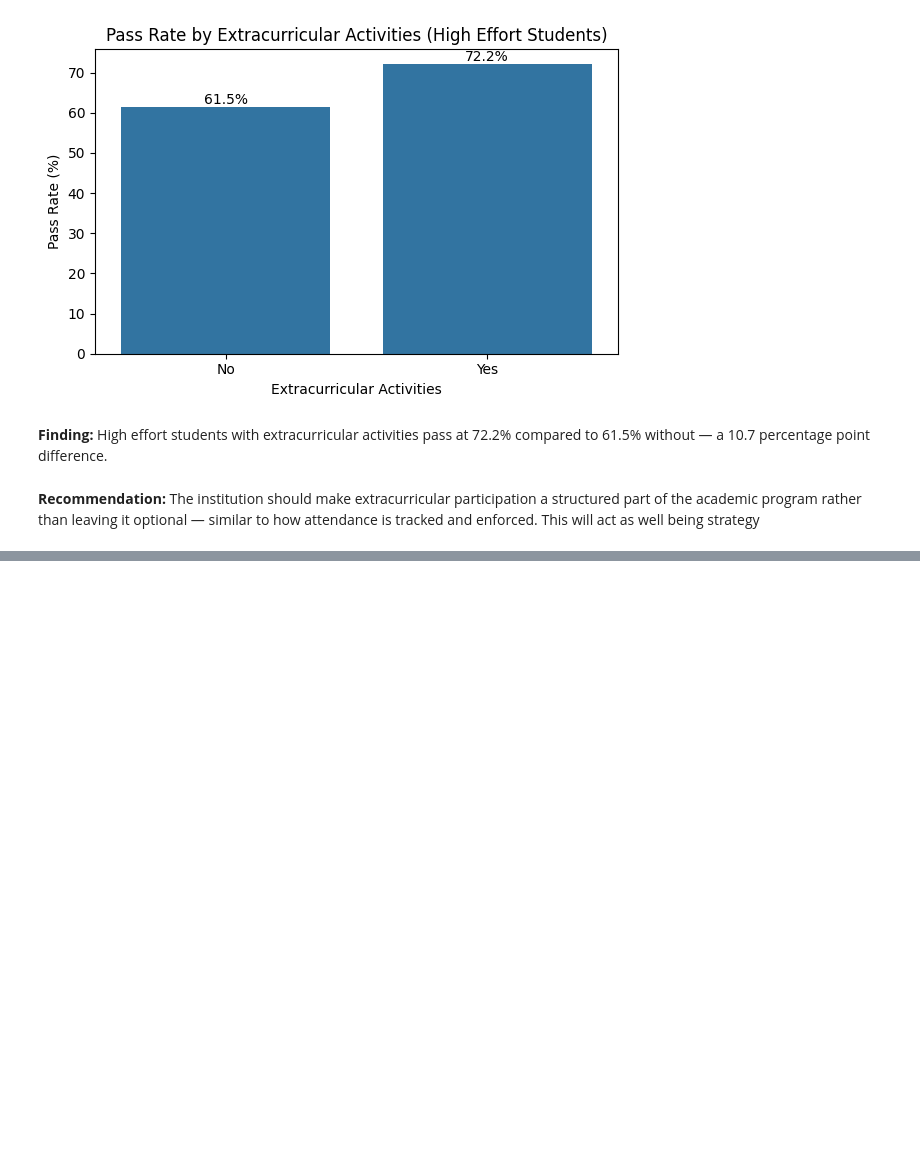
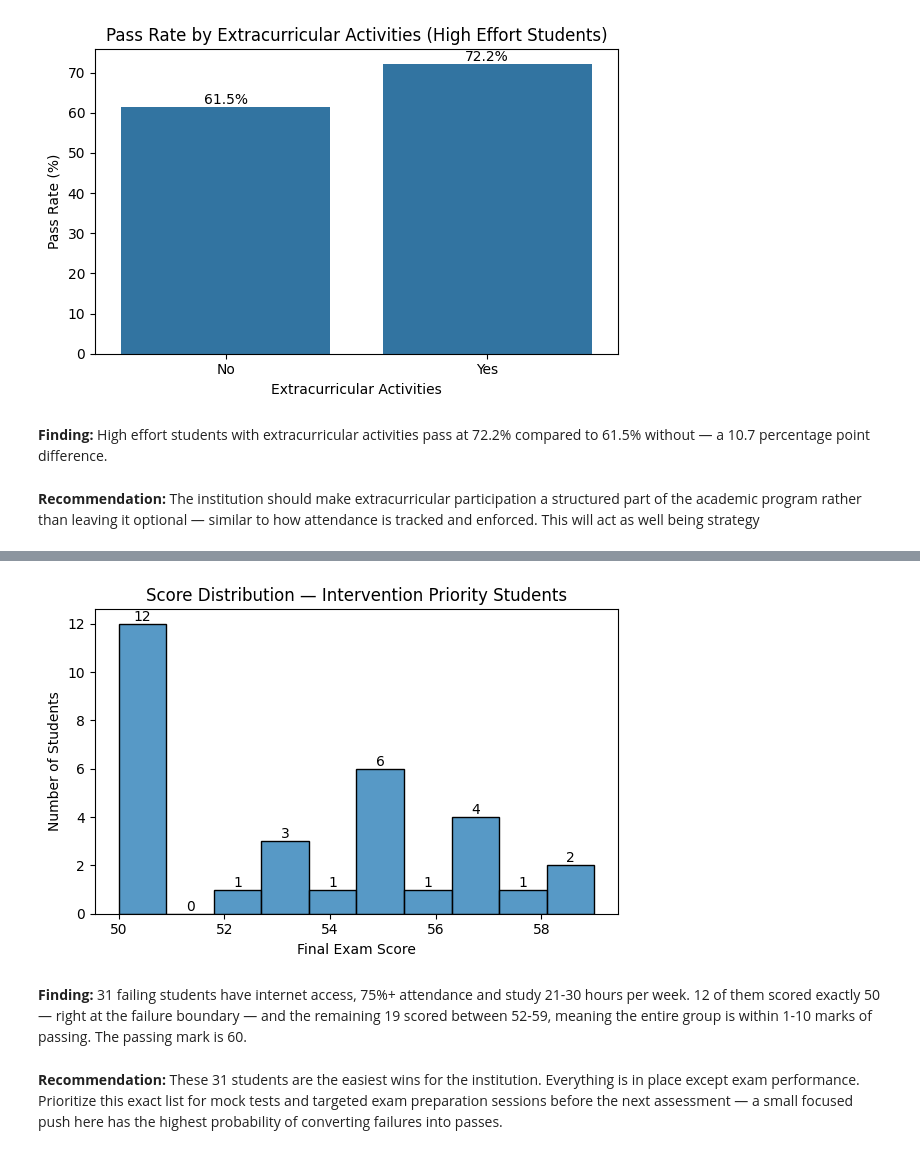
Before and after one commit to Heramb01/SC_CapstoneProject, a Jupyter notebook: Room_4_Student_Performance (1).ipynb, the cells around one changed output, grey strips where cells are left out. Saved outputs shown, nothing was run; the diff lists cells and outputs as text; code cells hidden in the pictures; blank space fills up the shorter version.

Commit message:
Added Query 4 - Intervention Priority List for At-Risk Students

```diff
--- a/Room_4_Student_Performance (1).ipynb
+++ b/Room_4_Student_Performance (1).ipynb
@@ -1283,0 +1287,20 @@ High effort students with extracurricular activities pass at 72.2% compared to 6
+# %%
+priority_students = """
+SELECT
+    Student_ID,
+    Study_Hours_per_Week,
+    Attendance_Rate,
+    Final_Exam_Score,
+    Internet_Access_at_Home,
+    Parental_Education_Level
+FROM students
+WHERE Pass_Fail = 'Fail'
+AND Study_Hours_per_Week BETWEEN 21 AND 30
+AND Attendance_Rate > 75
+AND Internet_Access_at_Home = 'Yes'
+ORDER BY Final_Exam_Score DESC
+"""
+
+result_ps = pd.read_sql_query(priority_students, conn)
+print(f"Total Intervention Priority Students: {len(result_ps)}")
+result_ps
@@ -1283,0 +1326,24 @@ High effort students with extracurricular activities pass at 72.2% compared to 6
+# %%
+plt.figure(figsize=(6, 4))
+ax = sns.histplot(data=result_ps, x='Final_Exam_Score', bins=10)
+plt.title('Score Distribution — Intervention Priority Students')
+plt.xlabel('Final Exam Score')
+plt.ylabel('Number of Students')
+for container in ax.containers:
+    ax.bar_label(container)
+plt.tight_layout()
+plt.show()
+# %% [output]
+[figure, added]
+# %% [markdown]
+**Finding:**
+31 failing students have internet access, 75%+ attendance and study 21-30 hours
+per week. 12 of them scored exactly 50 — right at the failure boundary — and the
+remaining 19 scored between 52-59, meaning the entire group is within 1-10 marks
+of passing. The passing mark is 60.
+# %% [markdown]
+**Recommendation:**
+These 31 students are the easiest wins for the institution. Everything is in place
+except exam performance. Prioritize this exact list for mock tests and targeted
+exam preparation sessions before the next assessment — a small focused push here
+has the highest probability of converting failures into passes.
```
Also changed, not shown: parts of 2 cells of this notebook.
